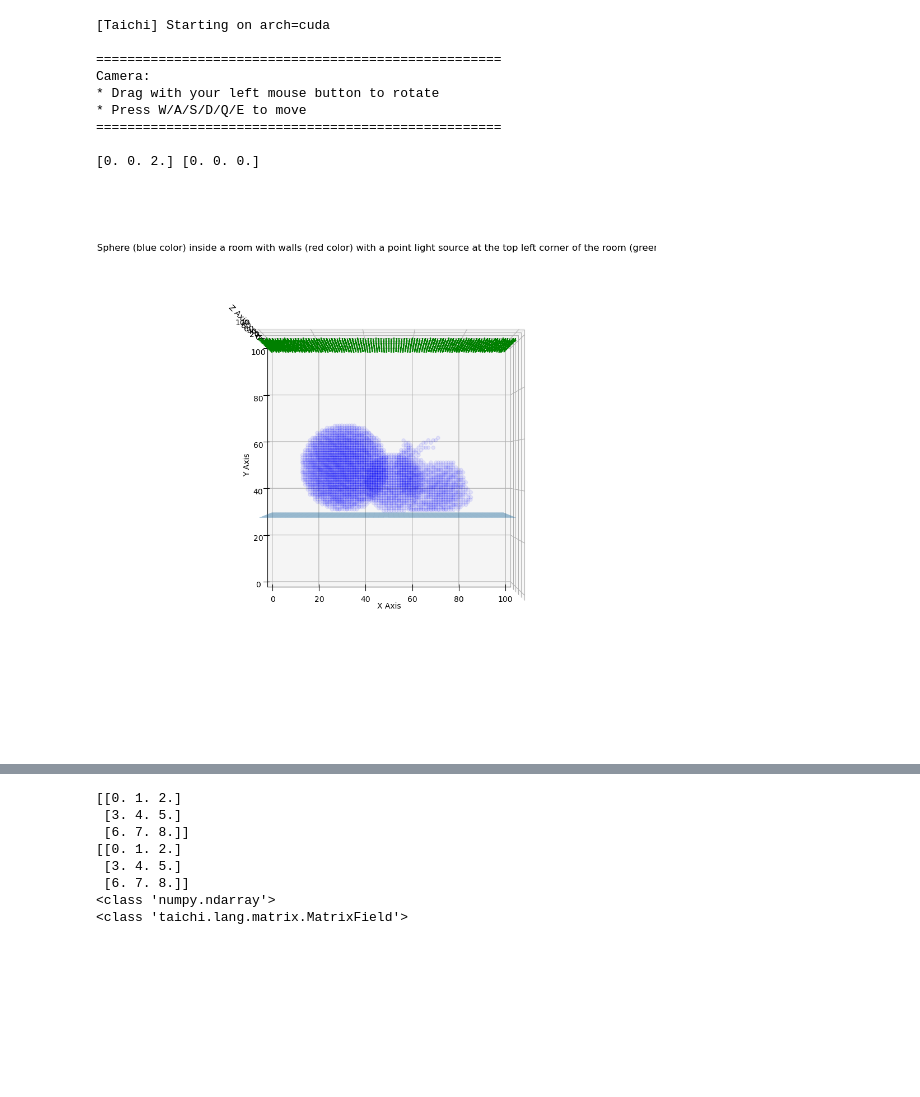
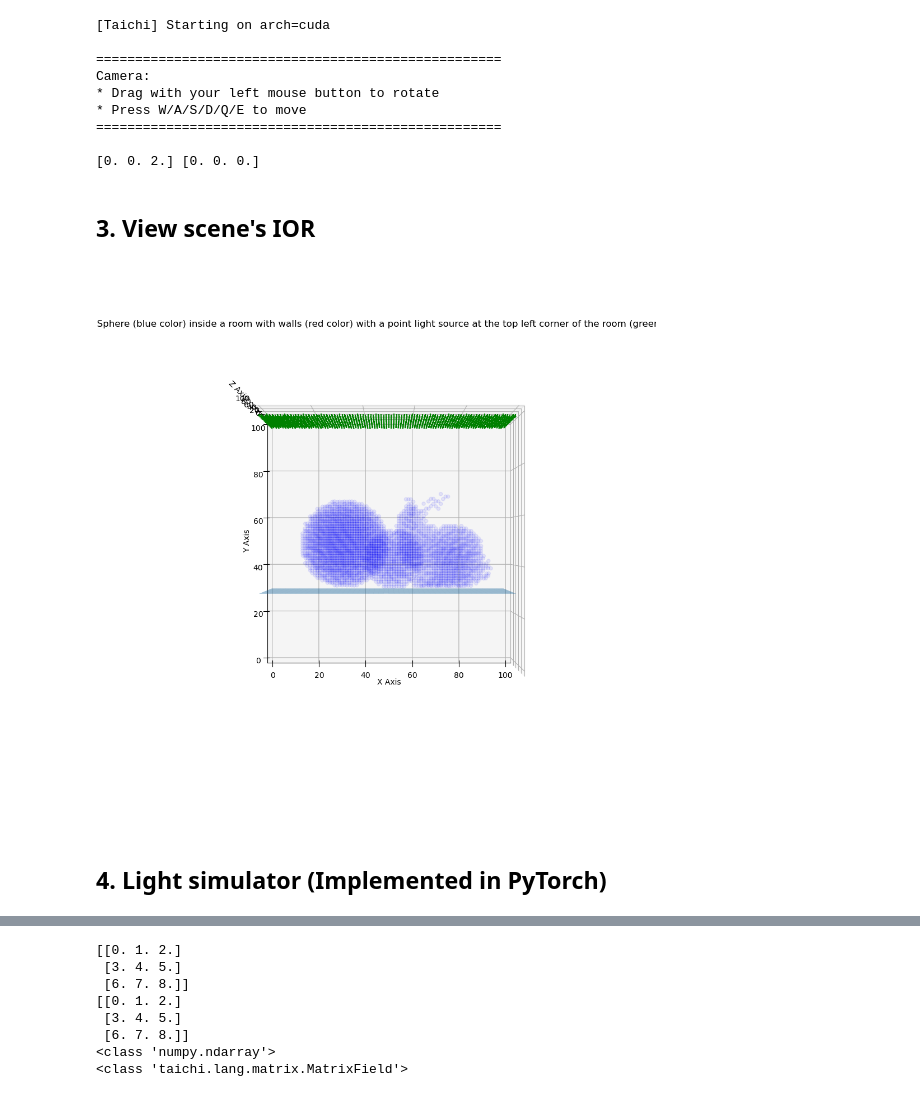
Before and after one commit to swirling-wind/Eikonal-Voxel-Rendering, a Jupyter notebook: main.ipynb, the cells around one changed output, grey strips where cells are left out. Cells and saved outputs as stored; diff of their text form; code cells hidden in the pictures; blank space fills up the shorter version.

Commit message:
Finish light simulator

```diff
--- a/main.ipynb
+++ b/main.ipynb
@@ -10,6 +10,10 @@ from scipy import ndimage
 import trimesh
 import open3d as o3d
 
+import torch
+device = torch.device("cuda" if torch.cuda.is_available() else "cpu")
+# torch.set_default_dtype(torch.float16)
+
 %load_ext autoreload
 %autoreload 2
 
@@ -23,5 +27,6 @@ Jupyter environment detected. Enabling Open3D WebVisualizer.
 # %%
 NUM_X, NUM_Y, NUM_Z = 100, 100, 100
+GLASS_IOR = 1.5
 
 def load_and_voxelize_mesh(file_path: str, voxel_size=0.005, num_x=NUM_X, num_y=NUM_Y, num_z=NUM_Z) -> np.ndarray:
     target_mesh = trimesh.load(file_path)
@@ -50,7 +55,7 @@ def load_and_voxelize_mesh(file_path: str, voxel_size=0.005, num_x=NUM_X, num_y=
 
 
 file_path = './assets/bun_zipper_res4.ply'
-voxel_size = 0.005
-bunny_voxels = load_and_voxelize_mesh(file_path)
+voxel_size = 0.004
+bunny_voxels = load_and_voxelize_mesh(file_path, voxel_size)
 # %% [output]
 Voxel shape: (100, 100, 100)
@@ -118,42 +122,48 @@ initial_wavefront_dir = np.array([(0, -1, 0) for _ in range(NUM_X * NUM_Z)], dty
+# %% [markdown]
+## 3. View scene's IOR
 # %%
-testor = scene.get_ior_grid()
+scene_ior = scene.get_ior_grid().to_torch().to(device)
+assert isinstance(scene_ior, torch.Tensor) and scene_ior.shape == (NUM_X, NUM_Y, NUM_Z), "The scene IOR should be a torch tensor of shape (NUM_X, NUM_Y, NUM_Z)"
+initial_wavefront_pos = torch.tensor([(x, NUM_Y-1, z) for x in range(NUM_X) for z in range(NUM_Z)], dtype=torch.float16, device=device)
+initial_wavefront_dir = torch.tensor([(0, -1, 0) for _ in range(NUM_X * NUM_Z)], dtype=torch.float16, device=device)
 
-def show_ior_field(ior_field: np.ndarray, initial_wavefront_positions: np.ndarray, initial_wavefront_directions: np.ndarray):
-    # clear previous plot
-    plt.close("all")
+def show_ior_field(ior_field: torch.Tensor, initial_wavefront_positions: torch.Tensor, initial_wavefront_directions: torch.Tensor):
+    plt.close("all") # clear previous plot
 
     fig = plt.figure(figsize=(10, 10))
     ax = fig.add_subplot(111, projection='3d')
     ax.set_box_aspect([1,1,1])
     ax.set_xlim(0, NUM_X)
     ax.set_ylim(0, NUM_Y)
     ax.set_zlim(0, NUM_Z)
-    initial_pos_np = initial_wavefront_positions    #.cpu().numpy()
-    initial_dir_np = initial_wavefront_directions   #.cpu().numpy()
+    initial_pos_np = initial_wavefront_positions.cpu().numpy()
+    initial_dir_np = initial_wavefront_directions.cpu().numpy()
 
     # Initial wavefront positions
     subsample_indices = np.arange(0, len(initial_pos_np), 7)
     ax.quiver(initial_pos_np[subsample_indices, 0], initial_pos_np[subsample_indices, 1], initial_pos_np[subsample_indices, 2],
                 initial_dir_np[subsample_indices, 0], initial_dir_np[subsample_indices, 1], initial_dir_np[subsample_indices, 2],
                 color='green', length=1)
 
 
     # Regular sampling for the sphere
-    x_points_sphere, y_points_sphere, z_points_sphere = np.where(ior_field == 1.5)
+    x_points_sphere, y_points_sphere, z_points_sphere = torch.where(ior_field.cpu() == GLASS_IOR)
     subsample_step_sphere = max(1, len(x_points_sphere) // 4000)  # Adjust the number to control the number of points
     subsample_indices_sphere = np.arange(0, len(x_points_sphere), subsample_step_sphere)
     ax.scatter(x_points_sphere[subsample_indices_sphere], y_points_sphere[subsample_indices_sphere], z_points_sphere[subsample_indices_sphere], color='blue', alpha=0.08)
     ax.set_title("Glass Sphere (blue color) inside a room with walls (red color) with a point light source at the top left corner of the room (green arrows)")
     ax.set_xlabel('X Axis')
     ax.set_ylabel('Y Axis')
     ax.set_zlabel('Z Axis')
     ax.view_init(elev=90, azim=-90)
 
     xx, zz = np.meshgrid(np.arange(NUM_X), np.arange(NUM_Z))
     yy = np.ones_like(xx) * (-floor_height) * NUM_Y
     ax.plot_surface(xx, yy, zz, alpha=0.5)
     plt.show()
 
-show_ior_field(testor.to_numpy(), initial_wavefront_pos, initial_wavefront_dir)
+show_ior_field(scene_ior, initial_wavefront_pos, initial_wavefront_dir)
 # %% [output]
-[figure, old version]
+[figure, new version]
+# %% [markdown]
+## 4. Light simulator (Implemented in PyTorch)
```
Also changed, not shown: parts of 10 cells of this notebook.
